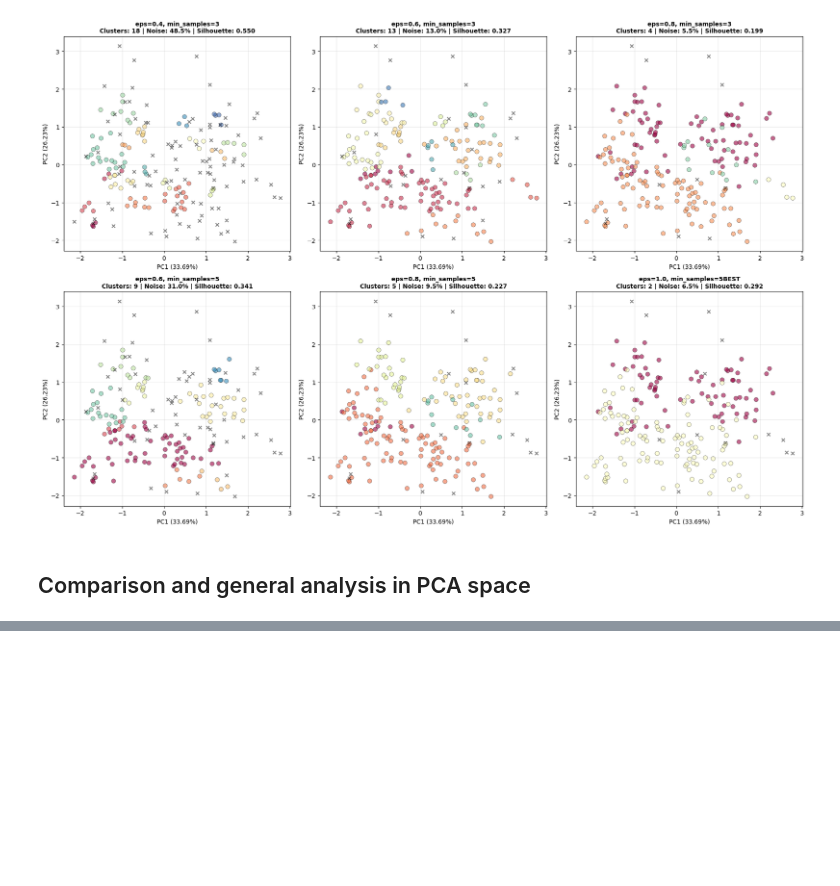
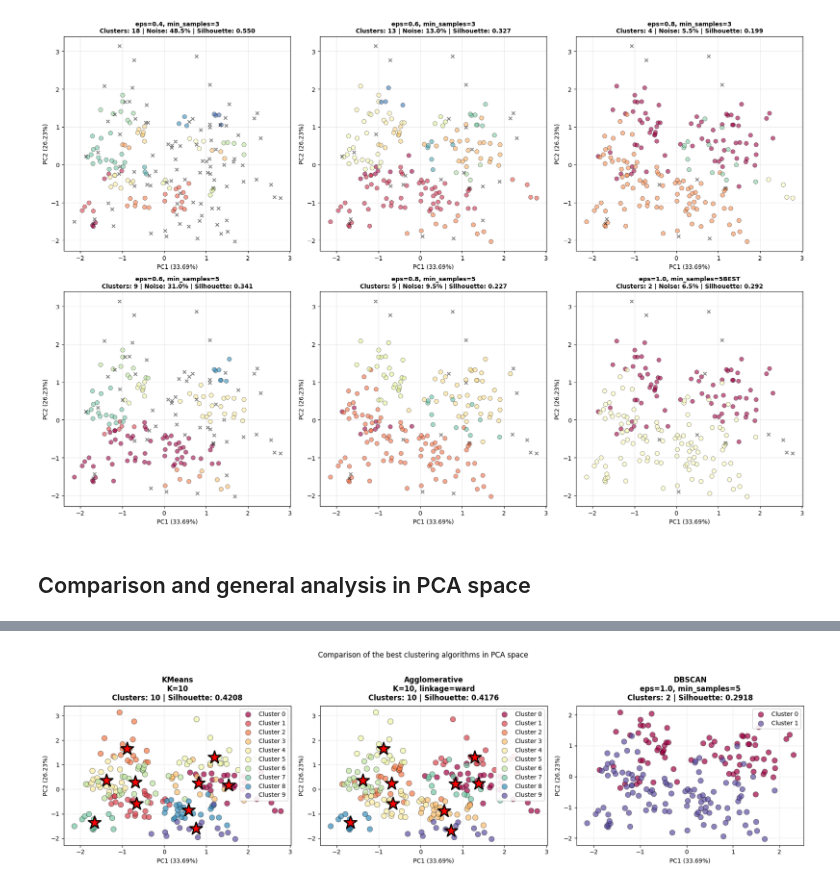
Before and after one commit to ihamydreza/FIS4041, a Jupyter notebook: Q2/Q2.ipynb, the cells around one changed output, grey strips where cells are left out. Drawn from its saved outputs; the diff is of its cells as text; code cells hidden in the pictures; blank space fills up the shorter version.

Commit message:
Comparison and general analysis in PCA space

```diff
--- a/Q2/Q2.ipynb
+++ b/Q2/Q2.ipynb
@@ -695,0 +690,13 @@ else:
+# %%
+# Cluster distribution analysis
+for algo_name, model_info in best_models.items():
+    if model_info['labels'] is not None:
+        labels = model_info['labels']
+        unique, counts = np.unique(labels, return_counts=True)
+
+        print(f" {algo_name}:")
+        for label, count in zip(unique, counts):
+            if label == -1:
+                print(f"   Noise: {count} Point ({count/len(labels)*100:.1f}%)")
+            else:
+                print(f"   Cluster {label}: {count} Point ({count/len(labels)*100:.1f}%)")
@@ -695,0 +752,59 @@ else:
+# %%
+
+n_algorithms = len(best_models)
+fig, axes = plt.subplots(1, n_algorithms, figsize=(6*n_algorithms, 5))
+
+if n_algorithms == 1:
+    axes = [axes]
+
+for idx, (algo_name, result) in enumerate(best_models.items()):
+    labels = result['labels']
+    n_clusters = result['k']
+
+
+    unique_labels = set(labels)
+    if -1 in unique_labels:
+        unique_labels.remove(-1)
+
+
+    colors = plt.cm.Spectral(np.linspace(0, 1, len(unique_labels)))
+
+
+    for label_idx, (label, color) in enumerate(zip(sorted(unique_labels), colors)):
+        if label == -1:
+            mask = labels == label
+            axes[idx].scatter(X_pca[mask, 0], X_pca[mask, 1],
+                            c='black', marker='x', s=50, alpha=0.5,
+                            label='Noise', edgecolor='k', linewidth=0.5)
+        else:
+            mask = labels == label
+            axes[idx].scatter(X_pca[mask, 0], X_pca[mask, 1],
+                            c=[color], s=80, alpha=0.7,
+                            label=f'Cluster {label}', edgecolor='k', linewidth=0.5)
+
+
+    if algo_name in ['KMeans', 'Agglomerative']:
+        for label in sorted(unique_labels):
+            mask = labels == label
+            center = X_pca[mask].mean(axis=0)
+            axes[idx].scatter(center[0], center[1],
+                            c='red', marker='*', s=500,
+                            edgecolor='black', linewidth=2, zorder=10)
+
+
+    axes[idx].set_title(
+        f"{algo_name}\n{result['params']}\n"
+        f"Clusters: {n_clusters} | Silhouette: {result['silhouette']:.4f}",
+        fontsize=12, fontweight='bold', pad=10
+    )
+    axes[idx].set_xlabel(f"PC1 ({pca.explained_variance_ratio_[0]:.2%})")
+    axes[idx].set_ylabel(f"PC2 ({pca.explained_variance_ratio_[1]:.2%})")
+    axes[idx].grid(True, alpha=0.3, linestyle='--')
+    axes[idx].legend(loc='best', framealpha=0.9)
+
+plt.suptitle('Comparison of the best clustering algorithms in PCA space', y=1.02)
+plt.tight_layout()
+plt.savefig('final_comparison_pca.png', dpi=300, bbox_inches='tight')
+plt.show()
+# %% [output]
+[figure, added]
```
Also changed, not shown: parts of 4 cells of this notebook.
